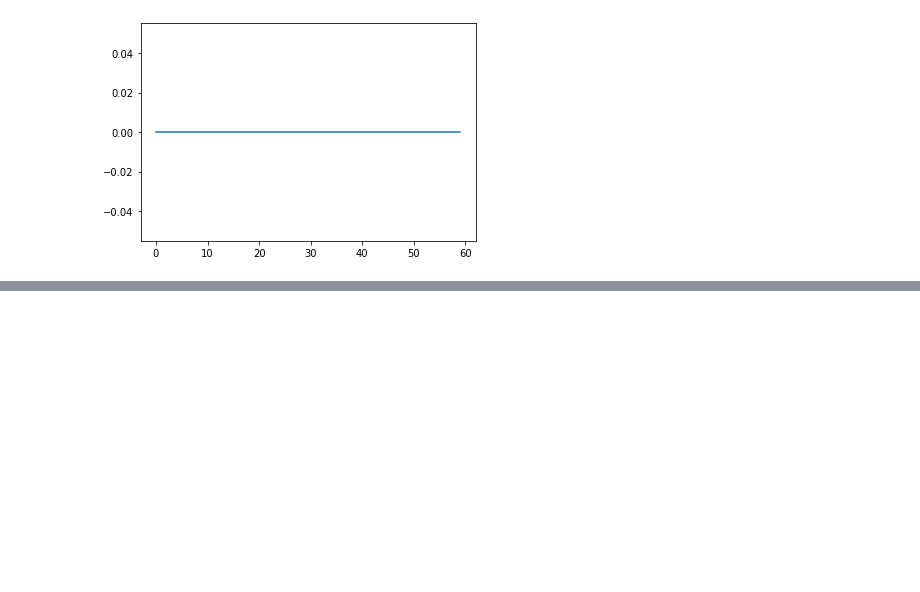
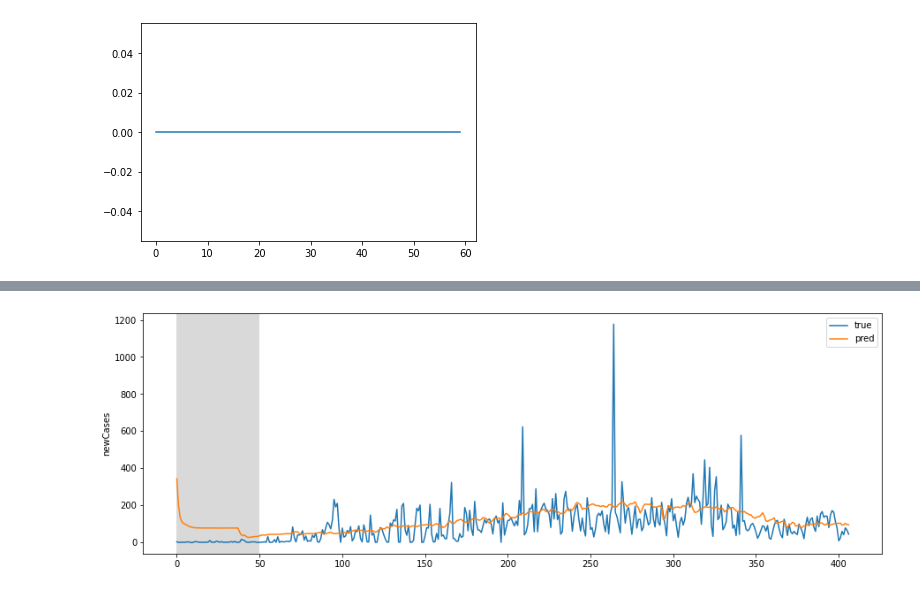
Before and after one commit to marcusmvfa/Covid-19Forecast, a Jupyter notebook: CovidForecastTCC.ipynb, the cells around one changed output, grey strips where cells are left out. Cells and saved outputs as stored; diff of their text form; code cells hidden in the pictures; blank space fills up the shorter version.

```diff
--- a/CovidForecastTCC.ipynb
+++ b/CovidForecastTCC.ipynb
@@ -292,9 +522,12 @@ validation_data = (np.expand_dims(x_test_scaled, axis=0),
 # %%
 model = Sequential()
 # %%
+# if False:
 model.add(GRU(units=512,
-              return_sequences=True,
-              input_shape=(None, num_x_signals,)))
+            return_sequences=True,
+            input_shape=(None, num_x_signals,)))
+if False:
+  model.add(SimpleRNN(4, input_shape=(None, num_x_signals)))
 # %%
 model.add(Dense(num_y_signals, activation='sigmoid'))
 # %%
@@ -337,7 +570,8 @@ def loss_mse_warmup(y_true, y_pred):
 # %%
 optimizer = RMSprop(lr=1e-3)
 # %%
-model.compile(loss=loss_mse_warmup, optimizer=optimizer)
+# model.compile(loss=loss_mse_warmup, optimizer=optimizer)
+model.compile(loss='mse')
 # %%
 model.summary()
 # %% [output]
@@ -382,8 +616,8 @@ callbacks = [callback_early_stopping,
 # %%
 %%time
 model.fit(x=generator,
-          epochs=10,
-          steps_per_epoch=75,
+          epochs=25,
+          steps_per_epoch=100,
           validation_data=validation_data,
           callbacks=callbacks)
 # %% [output]
@@ -476,4 +715,5 @@ def plot_comparison(start_idx, length=100, train=True):
         plt.legend()
         plt.show()
 # %%
-plot_comparison(start_idx=150, length=1000, train=True)
+plot_comparison(start_idx=1, length=1000, train=True)
+# %% [output]
@@ -479,0 +721 @@ plot_comparison(start_idx=150, length=1000, train=True)
+[figure, added]
```
Also changed, not shown: parts of 41 cells of this notebook.
